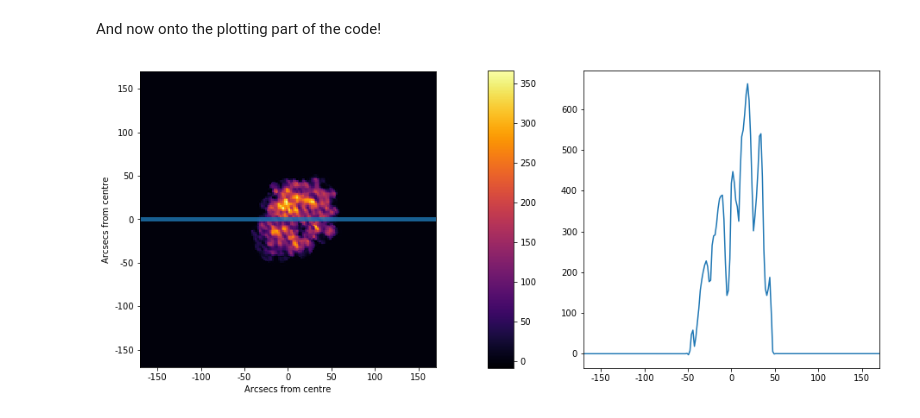
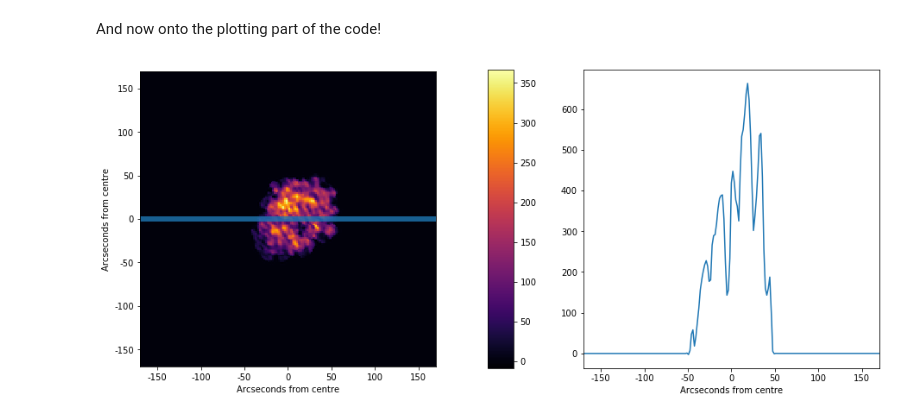
Before and after one commit to tingard/HI-plots-for-Lucy, a Jupyter notebook: main.ipynb, the cells around one changed output. Saved outputs shown, nothing was run; the diff lists cells and outputs as text; code cells hidden in the pictures.

Commit message:
Changed axis labels, added some comments.

```diff
--- a/main.ipynb
+++ b/main.ipynb
@@ -95,34 +95,43 @@ ax.set_xticklabels(xticks)
 
 # same as above for y-axis
 yticks = np.arange(-500, 500, 50)
 ax.set_yticks(yticks / galaxy['pixel size'] + center[1])
 ax.set_yticklabels(yticks)
 
 # axis labels
-ax.set_xlabel('Arcsecs from centre')
-ax.set_ylabel('Arcsecs from centre')
+ax.set_xlabel('Arcseconds from centre')
+ax.set_ylabel('Arcseconds from centre')
 
 # setting limits to crop our image
 ax.set_xlim(lowerCrop[0], upperCrop[0])
 ax.set_ylim(lowerCrop[1], upperCrop[1])
 
 # adjust the positioning so we can fit the colorbar in
 fig.subplots_adjust(left=0.1, bottom=0.1, right=0.95, top=0.9, wspace=0.5)
 
 # add the colorbar axes
 cbaxes = fig.add_axes([0.5, 0.1, 0.03, 0.8])
 # add the colorbar
 fig.colorbar(im, cbaxes)
 
+# Now for the second panel
 plt.subplot(122)
-plt.plot(middle)
 ax = plt.gca()
 
+# Plot the array we've calculated
+ax.plot(middle)
+
+# Set the xticks
 ax.set_xticks(xticks / galaxy['pixel size'] + center[0])
 ax.set_xticklabels(xticks)
 
+# Set the limit
 ax.set_xlim(lowerCrop[0], upperCrop[0])
 
+# And axis label!
+ax.set_xlabel('Arcseconds from centre')
+
+# Save the output
 plt.savefig('example.png', bbox_inches='tight')
 # %% [output]
-[figure, old version]
+[figure, new version]
```
Also changed, not shown: 1 other file.
